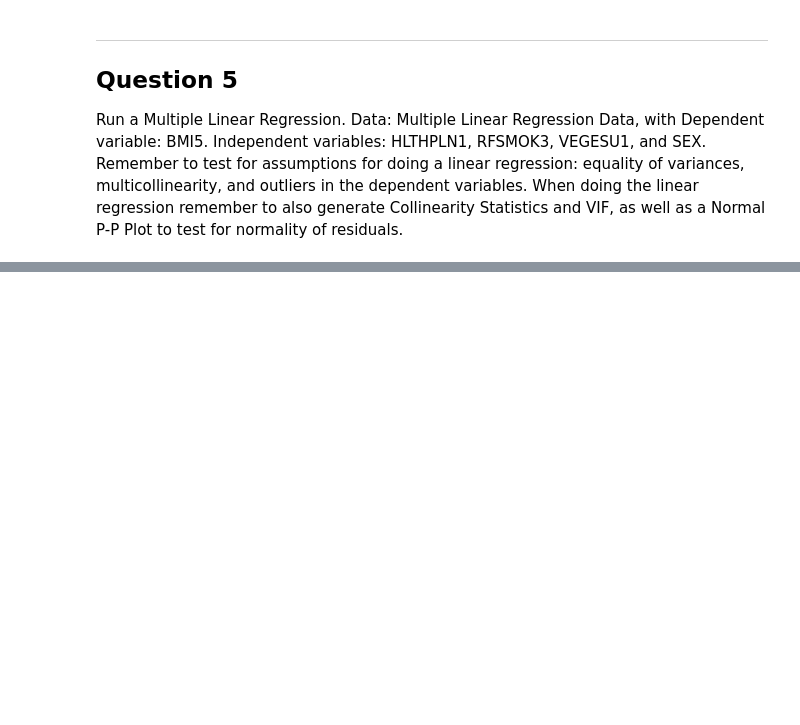
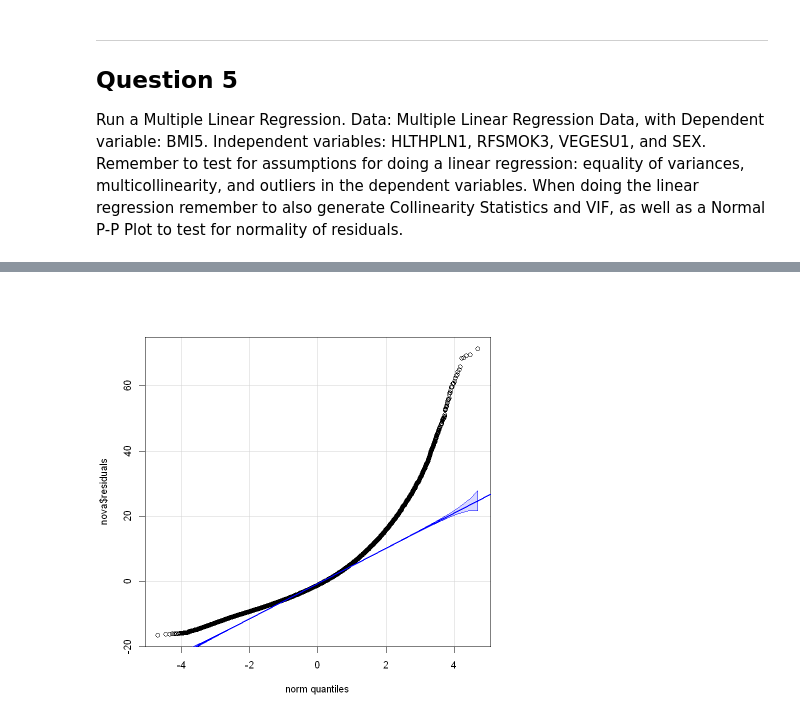
Before and after one commit to tyg3rr/HM878-Biostats, a Jupyter notebook: Problem Set 1b .ipynb, the cells around one changed output, grey strips where cells are left out. Saved outputs shown, nothing was run; the diff lists cells and outputs as text; code cells hidden in the pictures; blank space fills up the shorter version.

```diff
--- a/Problem Set 1b .ipynb
+++ b/Problem Set 1b .ipynb
@@ -298,0 +413,4 @@ VIF, as well as a Normal P-P Plot to test for normality of residuals.
+# %%
+qqPlot(nova$residuals, id=FALSE)
+# %% [output]
+[figure, added]
```
Also changed, not shown: parts of 18 cells of this notebook.
